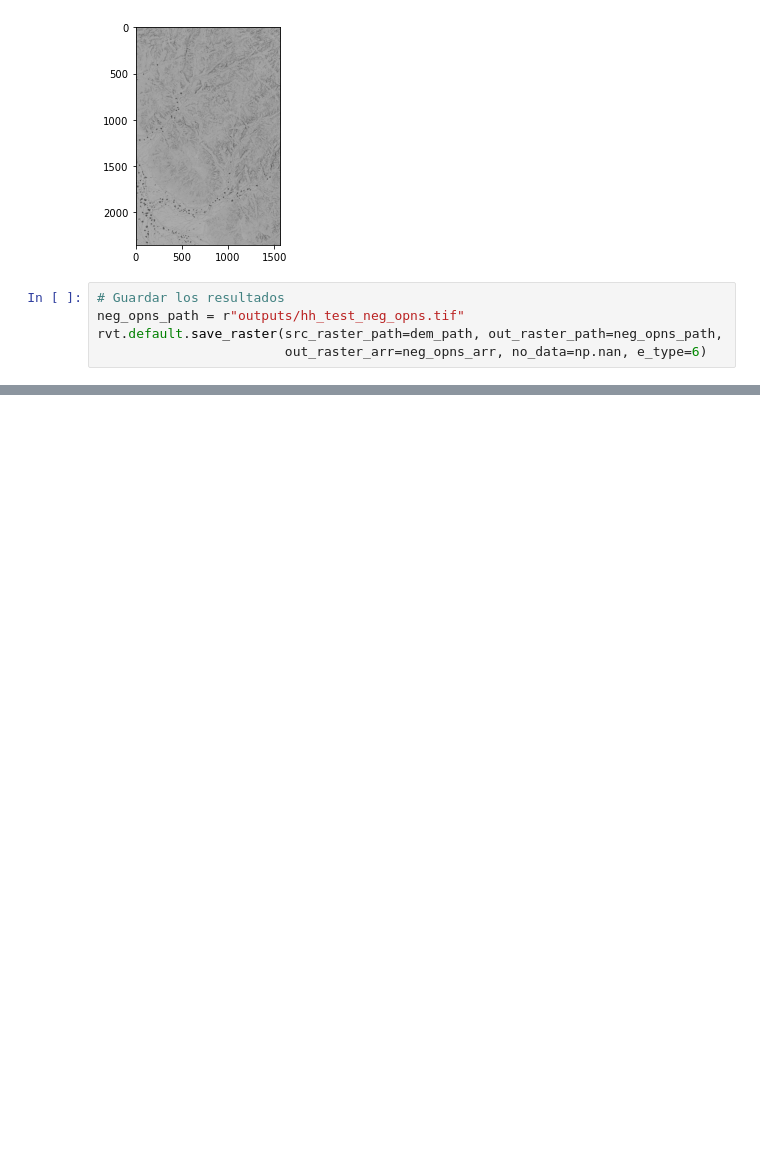
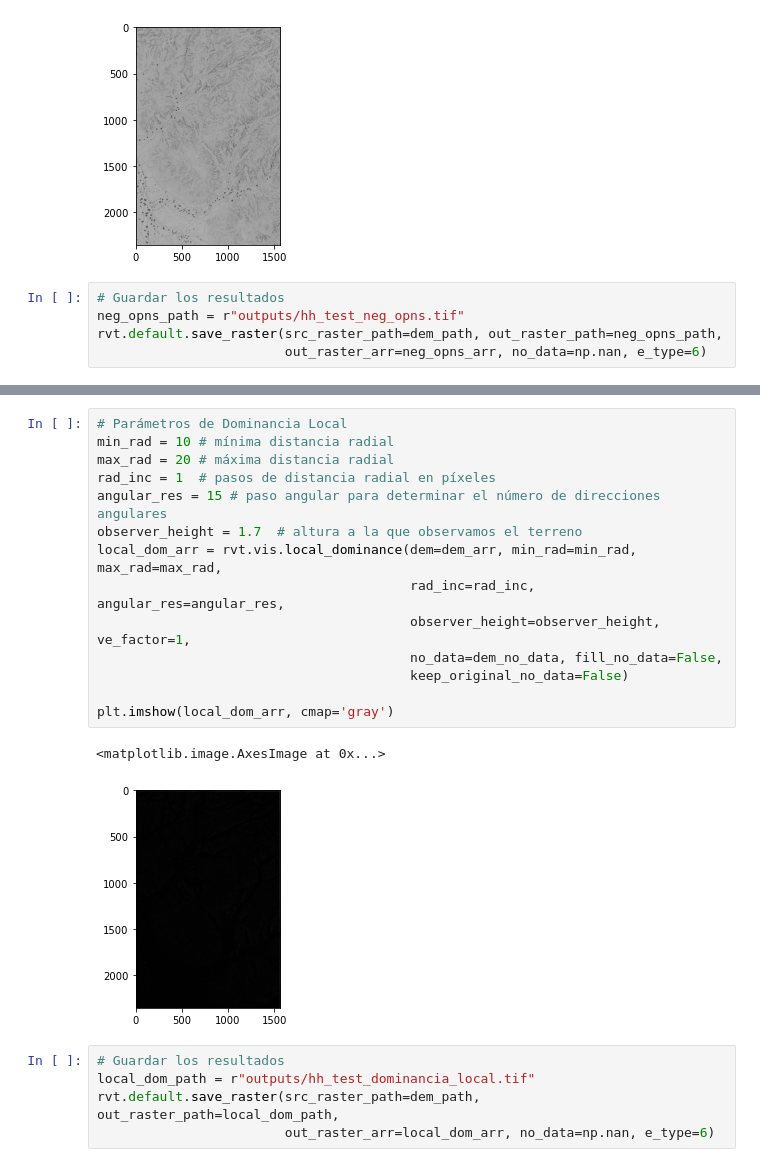
Before and after one commit to ccarbajal16/python_rvt_test, a Jupyter notebook: Modulo_RVT_vis_test.ipynb, the cells around one changed output, grey strips where cells are left out. Drawn from its saved outputs; the diff is of its cells as text; blank space fills up the shorter version.

```diff
--- a/Modulo_RVT_vis_test.ipynb
+++ b/Modulo_RVT_vis_test.ipynb
@@ -234,0 +239,22 @@ rvt.default.save_raster(src_raster_path=dem_path, out_raster_path=neg_opns_path,
+# %%
+# Parámetros de Dominancia Local
+min_rad = 10 # mínima distancia radial
+max_rad = 20 # máxima distancia radial
+rad_inc = 1  # pasos de distancia radial en píxeles
+angular_res = 15 # paso angular para determinar el número de direcciones angulares
+observer_height = 1.7  # altura a la que observamos el terreno
+local_dom_arr = rvt.vis.local_dominance(dem=dem_arr, min_rad=min_rad, max_rad=max_rad,
+                                        rad_inc=rad_inc, angular_res=angular_res,
+                                        observer_height=observer_height, ve_factor=1,
+                                        no_data=dem_no_data, fill_no_data=False,
+                                        keep_original_no_data=False)
+
+plt.imshow(local_dom_arr, cmap='gray')
+# %% [output]
+<matplotlib.image.AxesImage at 0x...>
+[figure, added]
+# %%
+# Guardar los resultados
+local_dom_path = r"outputs/hh_test_dominancia_local.tif"
+rvt.default.save_raster(src_raster_path=dem_path, out_raster_path=local_dom_path,
+                        out_raster_arr=local_dom_arr, no_data=np.nan, e_type=6)
```
Also changed, not shown: parts of 4 cells of this notebook.
